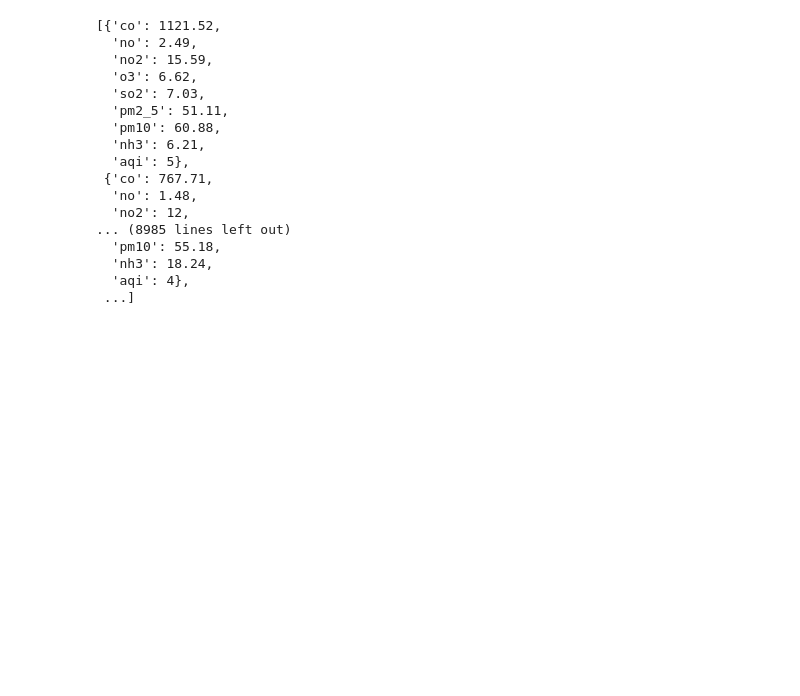
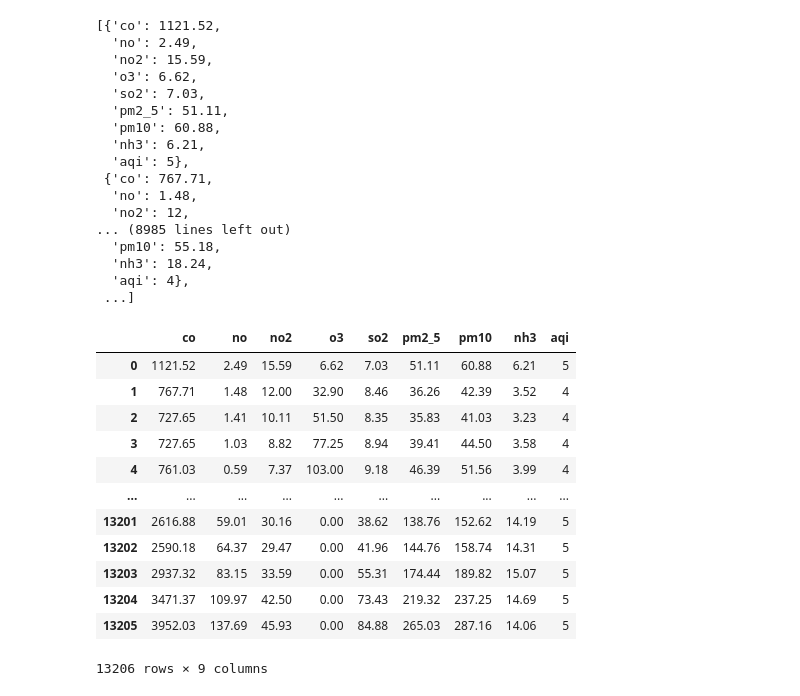
Before and after one commit to lethanhson1504/datascience-project-group16, a Jupyter notebook: Get Data.ipynb, the cells around one changed output. Drawn from its saved outputs; the diff is of its cells as text; code cells hidden in the pictures; blank space fills up the shorter version.

```diff
--- a/Air Pollution.ipynb
+++ b/Get Data.ipynb
@@ -127,0 +119,18 @@ with open('data.csv', 'w', newline='')  as output_file:
+# %%
+df=pd.DataFrame(data)
+# %%
+df
+# %% [output]
+|  | co | no | no2 | o3 | so2 | pm2_5 | pm10 | nh3 | aqi |
+| 0 | 1121.52 | 2.49 | 15.59 | 6.62 | 7.03 | 51.11 | 60.88 | 6.21 | 5 |
+| 1 | 767.71 | 1.48 | 12.00 | 32.90 | 8.46 | 36.26 | 42.39 | 3.52 | 4 |
+| 2 | 727.65 | 1.41 | 10.11 | 51.50 | 8.35 | 35.83 | 41.03 | 3.23 | 4 |
+| 3 | 727.65 | 1.03 | 8.82 | 77.25 | 8.94 | 39.41 | 44.50 | 3.58 | 4 |
+| 4 | 761.03 | 0.59 | 7.37 | 103.00 | 9.18 | 46.39 | 51.56 | 3.99 | 4 |
+| ... | ... | ... | ... | ... | ... | ... | ... | ... | ... |
+| 13201 | 2616.88 | 59.01 | 30.16 | 0.00 | 38.62 | 138.76 | 152.62 | 14.19 | 5 |
+| 13202 | 2590.18 | 64.37 | 29.47 | 0.00 | 41.96 | 144.76 | 158.74 | 14.31 | 5 |
+| 13203 | 2937.32 | 83.15 | 33.59 | 0.00 | 55.31 | 174.44 | 189.82 | 15.07 | 5 |
+| 13204 | 3471.37 | 109.97 | 42.50 | 0.00 | 73.43 | 219.32 | 237.25 | 14.69 | 5 |
+| 13205 | 3952.03 | 137.69 | 45.93 | 0.00 | 84.88 | 265.03 | 287.16 | 14.06 | 5 |
+13206 rows × 9 columns
```
Also changed, not shown: parts of 4 cells of this notebook, 5 other files.
